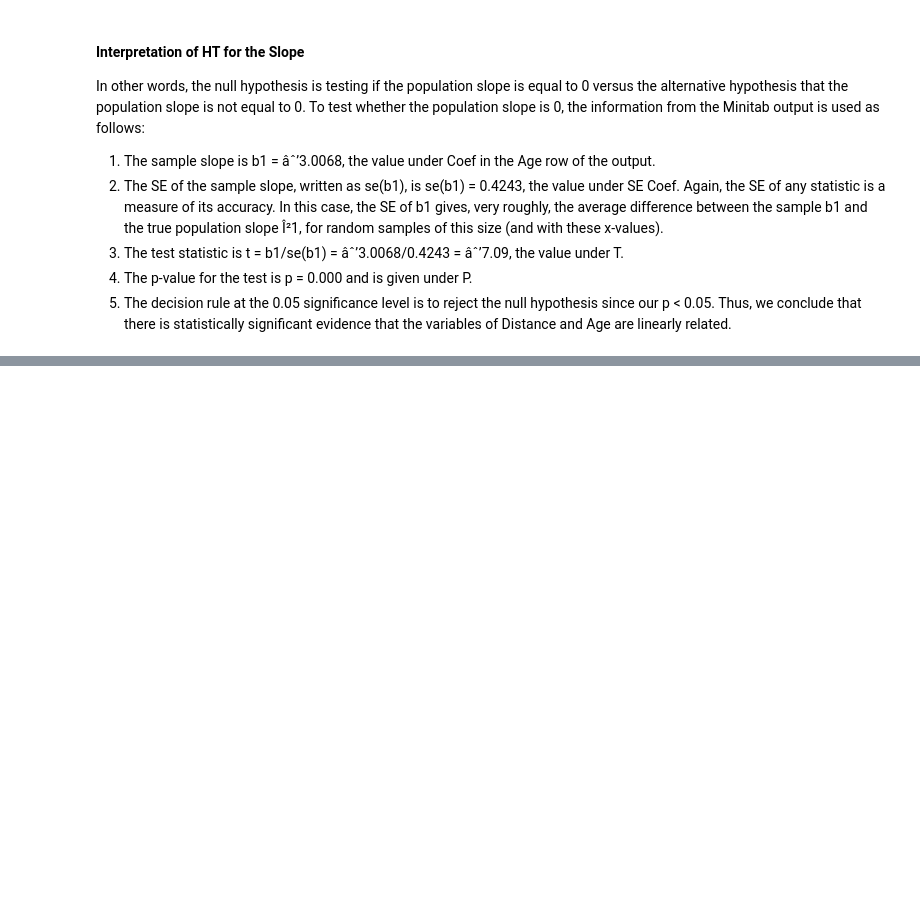
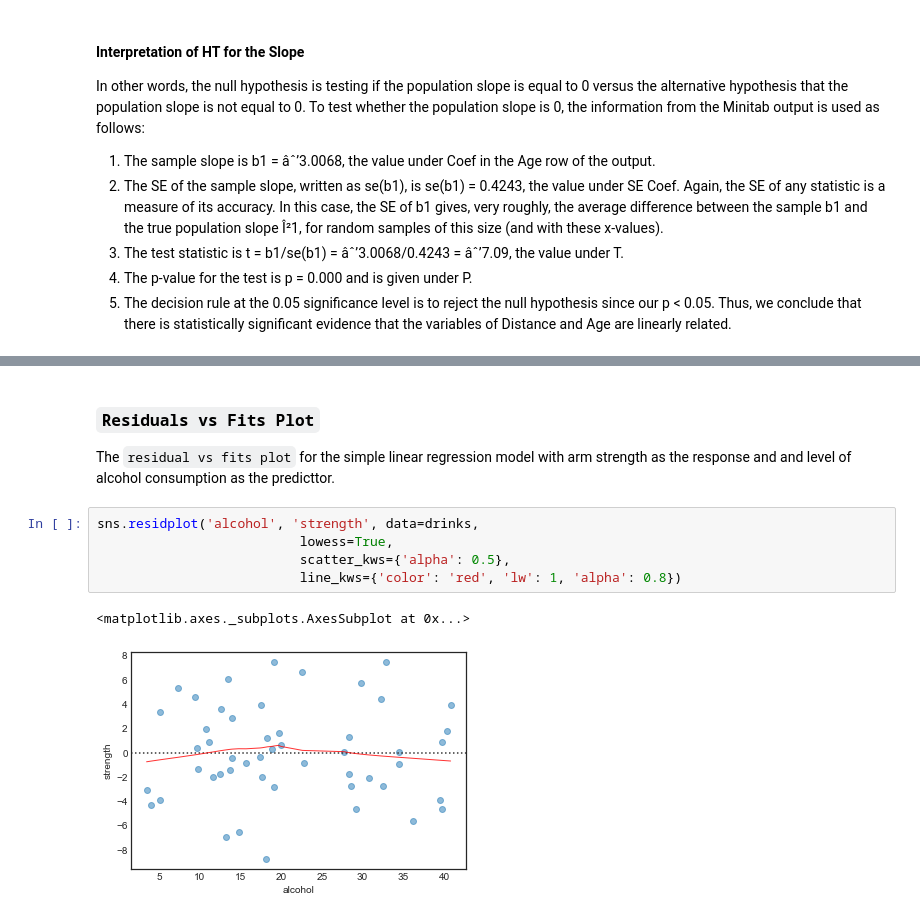
Before and after one commit to naivelogic/Machine_Learning_Notebooks, a Jupyter notebook: Data_Science/Stats Foundation/Regression Methods/[lab] PennState Regression.ipynb, the cells around one changed output, grey strips where cells are left out. Cells and saved outputs as stored; diff of their text form; blank space fills up the shorter version.

```diff
--- a/Data_Science/Stats Foundation/Regression Methods/[lab] PennState Regression.ipynb
+++ b/Data_Science/Stats Foundation/Regression Methods/[lab] PennState Regression.ipynb
@@ -668,0 +618,12 @@ In other words, the null hypothesis is testing if the population slope is equal
+# %% [markdown]
+
+### `Residuals vs Fits Plot`
+The `residual vs fits plot` for the simple linear regression model with arm strength as the response and and level of alcohol consumption as the predicttor.
+# %%
+sns.residplot('alcohol', 'strength', data=drinks,
+                          lowess=True,
+                          scatter_kws={'alpha': 0.5},
+                          line_kws={'color': 'red', 'lw': 1, 'alpha': 0.8})
+# %% [output]
+<matplotlib.axes._subplots.AxesSubplot at 0x...>
+[figure, added]
```
Also changed, not shown: parts of 34 cells of this notebook.
